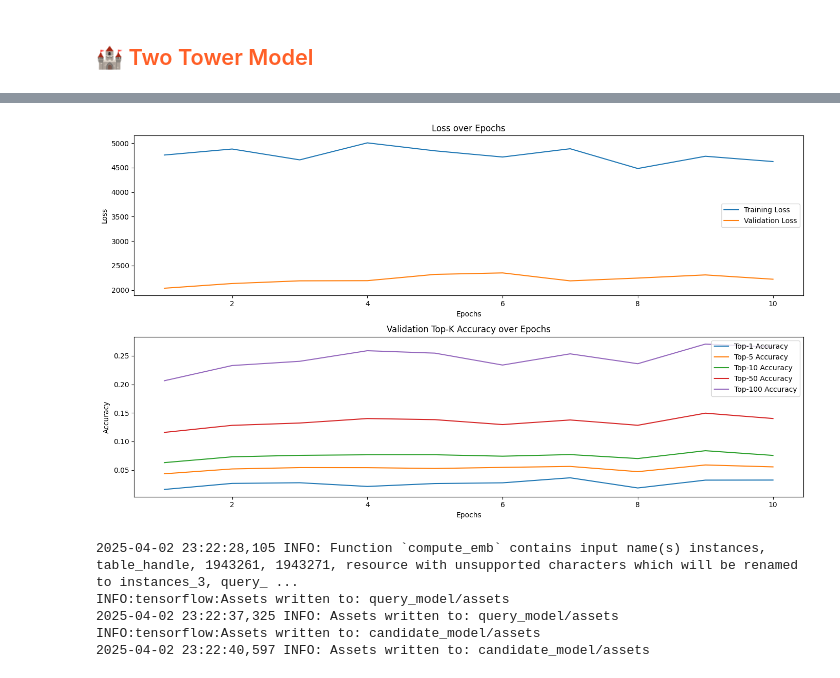
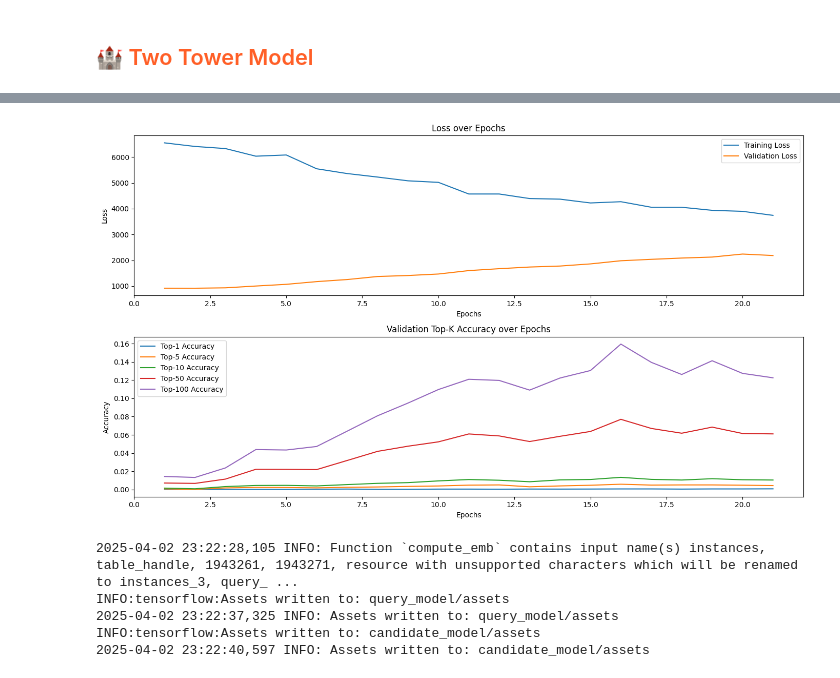
Before and after one commit to AbigailUchennaNkama/masters_thesis_project, a Jupyter notebook: thesis/sythesize_from_scratch/retrieval_model.ipynb, the cells around one changed output, grey strips where cells are left out. Saved outputs shown, nothing was run; the diff lists cells and outputs as text; code cells hidden in the pictures.

Commit message:
added creating retrieval-ranking-evaluation system

```diff
--- a/thesis/sythesize_from_scratch/retrieval_model.ipynb
+++ b/thesis/sythesize_from_scratch/retrieval_model.ipynb
@@ -78,5 +80,10 @@ https://c.app.hopsworks.ai:443/p/1220788/fs/1208418/fv/event_retrieval_2/version
 # %% [markdown]
 ## <span style="color:#ff5f27">🏋️ Training Dataset </span>
+# %%
+feature_view = fs.get_feature_view(
+    name='event_retrieval',
+    version=1,
+)
 # %%
 
 # Split dataset
@@ -300,4 +462,6 @@ array([[-0.09916928,  0.10376639,  0.17763008, -0.29964906,  0.02231292,
 # %%
+from tensorflow.keras.callbacks import EarlyStopping
+
 # Create a TwoTowerModel with the specified query_model and item_model
 model = TwoTowerModel(query_model, item_model)
 
@@ -320,7 +484,7 @@ early_stop = EarlyStopping(
 history = model.fit(train_ds,
                     validation_data=val_ds,
                     callbacks=[early_stop],
-                    epochs=10)
+                    epochs=5)
 
 # Evaluate final performance
 eval_results = model.evaluate(
@@ -350,0 +673,30 @@ total_loss: 2221.2852
+# %%
+# Configure optimizer with learning rate schedule
+optimizer = tf.keras.optimizers.AdamW(
+    learning_rate=tf.keras.optimizers.schedules.CosineDecay(
+        initial_learning_rate=1e-5,
+        decay_steps=10000
+    ),
+    weight_decay=0.004,
+    clipnorm=1.0  # Gradient clipping
+)
+
+model.compile(optimizer=optimizer)
+
+model_history = model.fit(
+    train_ds,
+    validation_data=val_ds,
+    epochs=20,
+    callbacks=[
+        tf.keras.callbacks.EarlyStopping(patience=5),
+        tf.keras.callbacks.ReduceLROnPlateau(patience=2)
+    ]
+)
+# Evaluate final performance
+eval_results = model.evaluate(
+    val_ds,
+    return_dict=True
+)
+print("\nFinal Evaluation Metrics:")
+for metric, value in eval_results.items():
+    print(f"{metric}: {value:.4f}")
@@ -356,32 +1051,32 @@ import matplotlib.pyplot as plt
 def plot_metrics(history):
     epochs = range(1, len(history["loss"]) + 1)
 
     plt.figure(figsize=(14, 8))
 
     # Plot Loss
     plt.subplot(2, 1, 1)
     plt.plot(epochs, history["loss"], label="Training Loss")
     plt.plot(epochs, history["val_loss"], label="Validation Loss")
     plt.title("Loss over Epochs")
     plt.xlabel("Epochs")
     plt.ylabel("Loss")
     plt.legend()
 
     # Plot Top-K Accuracies
     plt.subplot(2, 1, 2)
     for k in [1, 5, 10, 50, 100]:
         metric = f"val_factorized_top_k/top_{k}_categorical_accuracy"
         plt.plot(epochs, history[metric], label=f"Top-{k} Accuracy")
 
     plt.title("Validation Top-K Accuracy over Epochs")
     plt.xlabel("Epochs")
     plt.ylabel("Accuracy")
     plt.legend()
     plt.tight_layout()
     plt.show()
 
 # Call the function to plot
 #plot_metrics(history)
-plot_metrics(history.history)
+plot_metrics(model_history.history)
 # %% [output]
-[figure, old version]
+[figure, new version]
```
Also changed, not shown: parts of 23 cells of this notebook, 31 other files.
